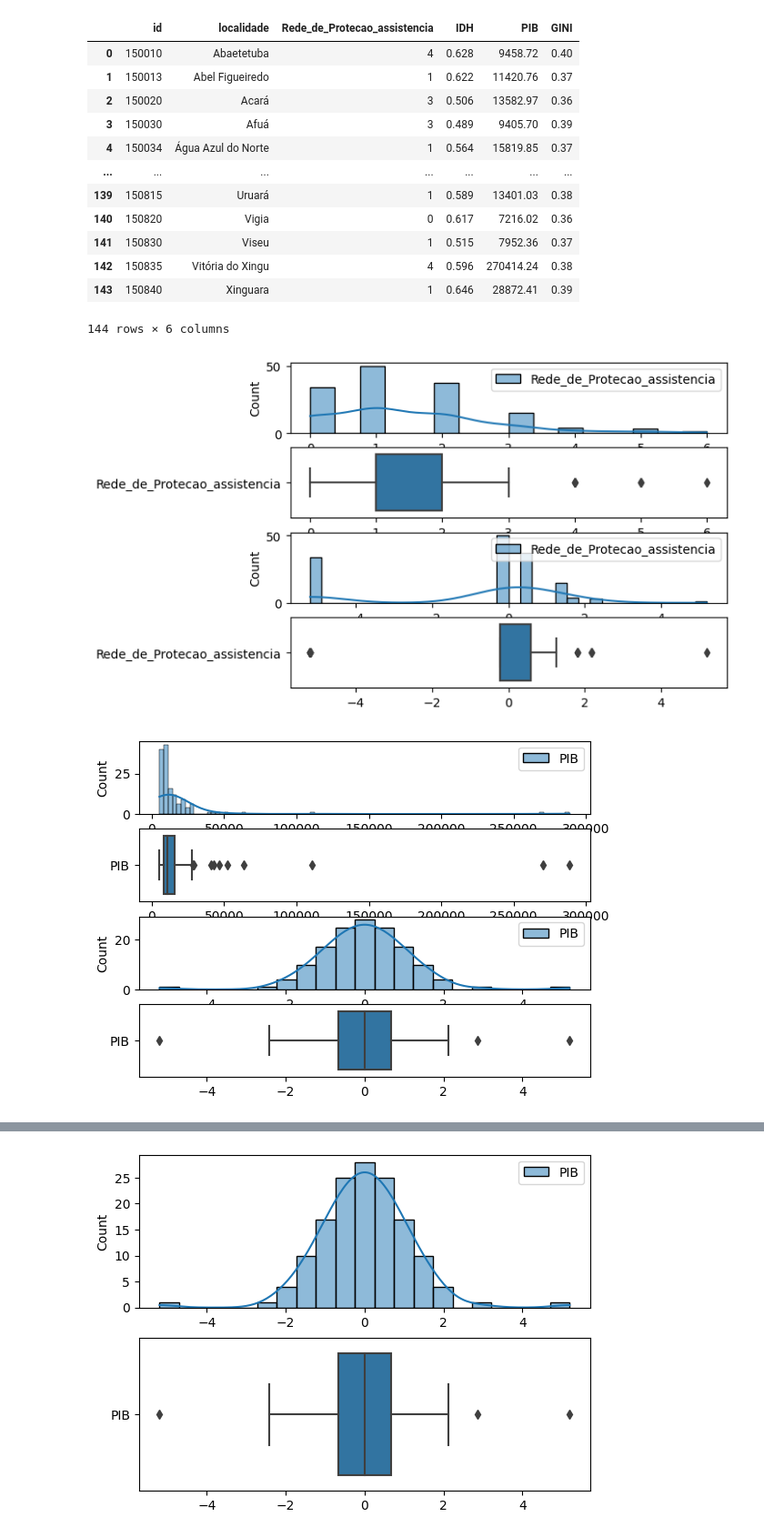
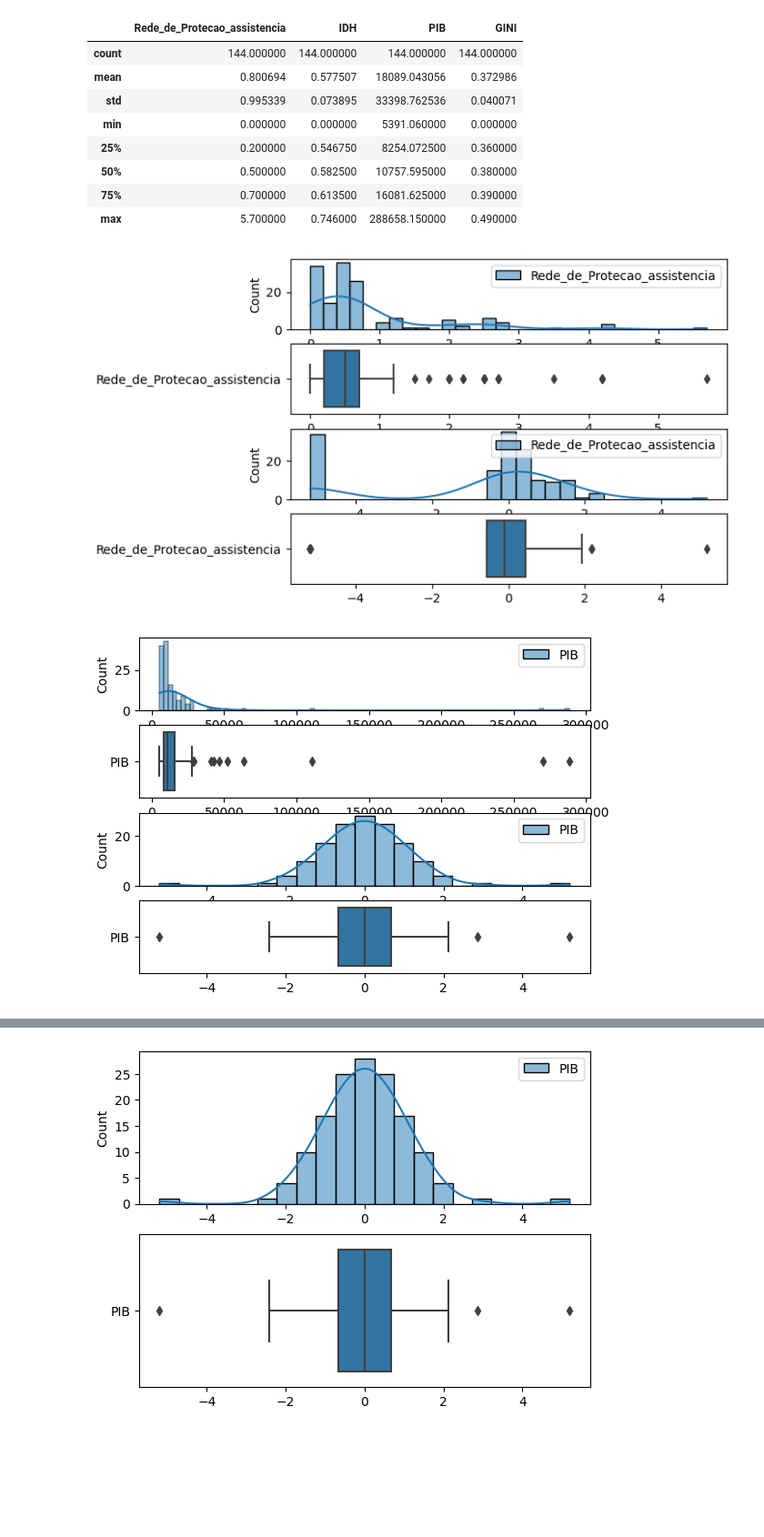
Before and after one commit to jlucioDev/woman_victims_v2, a Jupyter notebook: main.ipynb, the cells around one changed output, grey strips where cells are left out. Shown at 91% size. Cells and saved outputs as stored; diff of their text form; code cells hidden in the pictures; blank space fills up the shorter version.

```diff
--- a/main.ipynb
+++ b/main.ipynb
@@ -50,6 +53,10 @@ url = urlResultadosPorMunicipos(url, df_munic)
 # return json results
 res = rq.request("GET", url)
 # %%
+ExcelentEquipaments = [90201, 90358, 90272]
+GoodEquipaments = [90626, 90640]
+okEquipaments = [90335, 90397]
+
 if res.status_code == 200:
 
     #Scrolls through the json and inserts the data into the main dataframe for each selected indicator.
@@ -59,5 +66,13 @@ if res.status_code == 200:
         df_temp.rename(columns = {'localidade':'id', 'res': indicador['id']}, inplace = True)
 
         #It replaces the words "Yes" and "No" with binary information 1 and 0.
-        df_temp[indicador['id']] = df_temp[indicador['id']].map(lambda x: 1 if x['2019']  == 'Sim' else 0)
+        if indicador['id'] in ExcelentEquipaments:
+            df_temp[indicador['id']] = df_temp[indicador['id']].map(lambda x: 1.5 if x['2019']  == 'Sim' else 0)
+
+        elif indicador['id'] in GoodEquipaments:
+            df_temp[indicador['id']] = df_temp[indicador['id']].map(lambda x: 0.5 if x['2019']  == 'Sim' else 0)
+
+        else:
+            df_temp[indicador['id']] = df_temp[indicador['id']].map(lambda x: 0.2 if x['2019']  == 'Sim' else 0)
+
         df_munic = pd.merge(df_munic, df_temp, on="id")
@@ -125,21 +142,17 @@ df_munic['IDH'] = pd.to_numeric(df_munic['IDH'])
 df_munic['PIB'] = pd.to_numeric(df_munic['PIB'])
 df_munic['GINI'] = pd.to_numeric(df_munic['GINI'])
 # %%
-df_munic
+df_munic.describe()
 # %% [output]
-|  | id | localidade | Rede_de_Protecao_assistencia | IDH | PIB | GINI |
-| 0 | 150010 | Abaetetuba | 4 | 0.628 | 9458.72 | 0.40 |
-| 1 | 150013 | Abel Figueiredo | 1 | 0.622 | 11420.76 | 0.37 |
-| 2 | 150020 | Acará | 3 | 0.506 | 13582.97 | 0.36 |
-| 3 | 150030 | Afuá | 3 | 0.489 | 9405.70 | 0.39 |
-| 4 | 150034 | Água Azul do Norte | 1 | 0.564 | 15819.85 | 0.37 |
-| ... | ... | ... | ... | ... | ... | ... |
-| 139 | 150815 | Uruará | 1 | 0.589 | 13401.03 | 0.38 |
-| 140 | 150820 | Vigia | 0 | 0.617 | 7216.02 | 0.36 |
-| 141 | 150830 | Viseu | 1 | 0.515 | 7952.36 | 0.37 |
-| 142 | 150835 | Vitória do Xingu | 4 | 0.596 | 270414.24 | 0.38 |
-| 143 | 150840 | Xinguara | 1 | 0.646 | 28872.41 | 0.39 |
+|  | Rede_de_Protecao_assistencia | IDH | PIB | GINI |
+| count | 144.000000 | 144.000000 | 144.000000 | 144.000000 |
+| mean | 0.800694 | 0.577507 | 18089.043056 | 0.372986 |
+| std | 0.995339 | 0.073895 | 33398.762536 | 0.040071 |
+| min | 0.000000 | 0.000000 | 5391.060000 | 0.000000 |
+| 25% | 0.200000 | 0.546750 | 8254.072500 | 0.360000 |
+| 50% | 0.500000 | 0.582500 | 10757.595000 | 0.380000 |
+| 75% | 0.700000 | 0.613500 | 16081.625000 | 0.390000 |
+| max | 5.700000 | 0.746000 | 288658.150000 | 0.490000 |
-144 rows × 6 columns
 # %%
 from sklearn import preprocessing
 from sklearn.pipeline import Pipeline
@@ -149,15 +162,16 @@ from scipy import stats
 
 rng = np.random.RandomState(10)
 
-scaler1 = preprocessing.MinMaxScaler(feature_range=(1,2))
+scaler1 = preprocessing.MinMaxScaler(feature_range=(-5,5))
 scaler2 = preprocessing.PowerTransformer(method='yeo-johnson')
 scaler3 = preprocessing.PowerTransformer(method='box-cox')
 scaler4 = preprocessing.QuantileTransformer(n_quantiles=100, output_distribution="normal", random_state=12, copy=True)
-scaler5 = preprocessing.MaxAbsScaler()
+scaler5 = preprocessing.QuantileTransformer(n_quantiles=100, output_distribution="uniform", random_state=48, copy=True)
 
 
 
-pipeline = Pipeline(steps=[('s', scaler1),('p', scaler4)])
+
+pipeline = Pipeline(steps=[('s', scaler1),('p', scaler3)])
 
 # transform training data & save lambda value
 
@@ -179,34 +193,34 @@ for i in ds:
     cont += 1
 
 scaled_df = pd.concat([df_munic.iloc[:,:2], scaled_df], axis=1)
 #scaled_df
 
 import matplotlib.pyplot as plt
 import seaborn as sns
 
 splot = scaled_df.iloc[:,2:3]
 dplot = df_munic.iloc[:,2:3]
 
 fig, (ax1, ax2, ax3, ax4) = plt.subplots(4)
 sns.histplot(dplot, kde=True, ax=ax1)
 sns.boxplot(dplot, orient="h", ax=ax2)
 sns.histplot(splot, kde=True, ax=ax3)
 sns.boxplot(splot, orient="h", ax=ax4)
 #plt.xlim(-1, 1)
 plt.show()
 
 splot = scaled_df.iloc[:,4:5]
 dplot = df_munic.iloc[:,4:5]
 
 fig, (ax1, ax2, ax3, ax4) = plt.subplots(4)
 sns.histplot(dplot, kde=True, ax=ax1)
 sns.boxplot(dplot, orient="h", ax=ax2)
 sns.histplot(splot, kde=True, ax=ax3)
 sns.boxplot(splot, orient="h", ax=ax4)
 #plt.xlim(-1, 1)
 plt.show()
 # %% [output]
-[figure, old version]
+[figure, new version]
 [figure]
 # %%
 scaled_df.describe()
```
Also changed, not shown: parts of 24 cells of this notebook.
